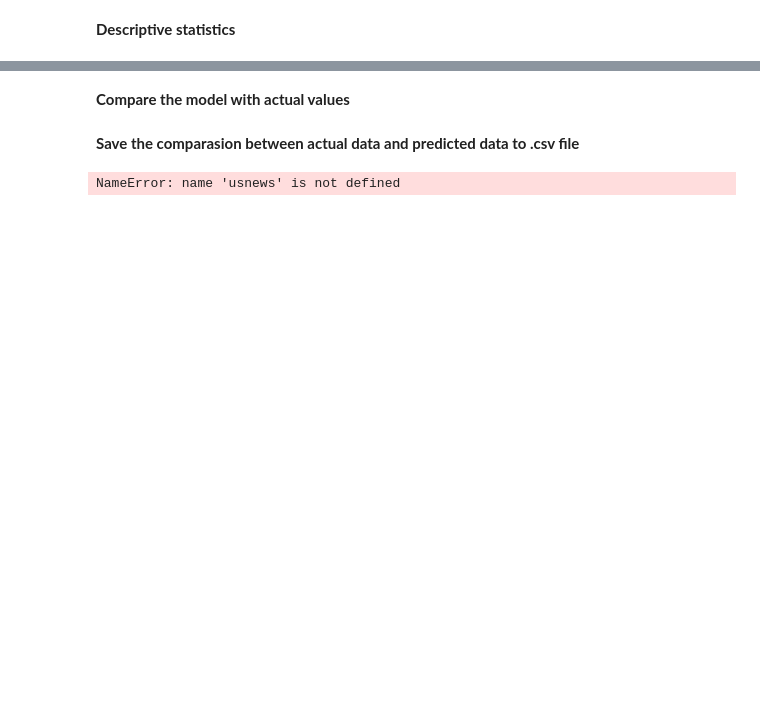
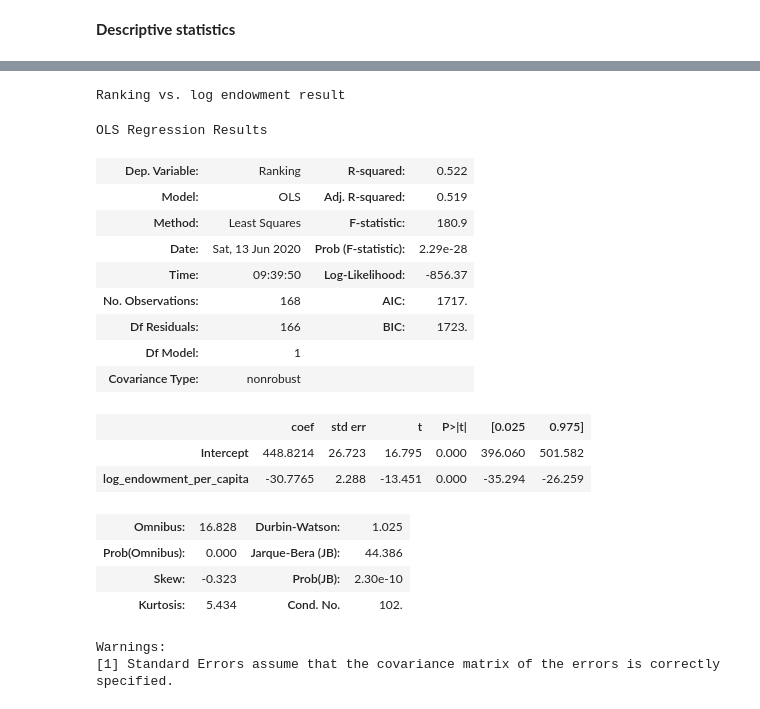
Before and after one commit to panda1835/building_LAC_2, a Jupyter notebook: USnews Regression.ipynb, the cells around one changed output, grey strips where cells are left out. Saved outputs shown, nothing was run; the diff lists cells and outputs as text; code cells hidden in the pictures; blank space fills up the shorter version.

```diff
--- a/USnews Regression.ipynb
+++ b/USnews Regression.ipynb
@@ -91,2 +142,0 @@ def regressions():
-# %% [markdown]
-**Compare the model with actual values**
@@ -118,2 +142,0 @@ def compare():
-# %% [markdown]
-**Save the comparasion between actual data and predicted data to .csv file**
@@ -127,8 +143,25 @@ def save():
-# %%
-usnews = filter_dataset(datase)
-usnews = clean_data(usnews)
-usnews = new_variable(usnews)
-ranking, peer = regressions()
-ranking.summary()
-# %% [output]
-NameError: name 'usnews' is not defined
+# %%
+ranking_regression, peer_regression, ranking_endowment_regression = regressions()
+print('Ranking vs. log endowment result')
+ranking_endowment_regression.summary()
+# %% [output]
+Ranking vs. log endowment result
+OLS Regression Results
+| Dep. Variable: | Ranking | R-squared: | 0.522 |
+| Model: | OLS | Adj. R-squared: | 0.519 |
+| Method: | Least Squares | F-statistic: | 180.9 |
+| Date: | Sat, 13 Jun 2020 | Prob (F-statistic): | 2.29e-28 |
+| Time: | 09:39:50 | Log-Likelihood: | -856.37 |
+| No. Observations: | 168 | AIC: | 1717. |
+| Df Residuals: | 166 | BIC: | 1723. |
+| Df Model: | 1 |  |  |
+| Covariance Type: | nonrobust |  |  |
+|  | coef | std err | t | P>|t| | [0.025 | 0.975] |
+| Intercept | 448.8214 | 26.723 | 16.795 | 0.000 | 396.060 | 501.582 |
+| log_endowment_per_capita | -30.7765 | 2.288 | -13.451 | 0.000 | -35.294 | -26.259 |
+| Omnibus: | 16.828 | Durbin-Watson: | 1.025 |
+| Prob(Omnibus): | 0.000 | Jarque-Bera (JB): | 44.386 |
+| Skew: | -0.323 | Prob(JB): | 2.30e-10 |
+| Kurtosis: | 5.434 | Cond. No. | 102. |
+Warnings:
+[1] Standard Errors assume that the covariance matrix of the errors is correctly specified.
```
Also changed, not shown: parts of 22 cells of this notebook, 1 other file.
